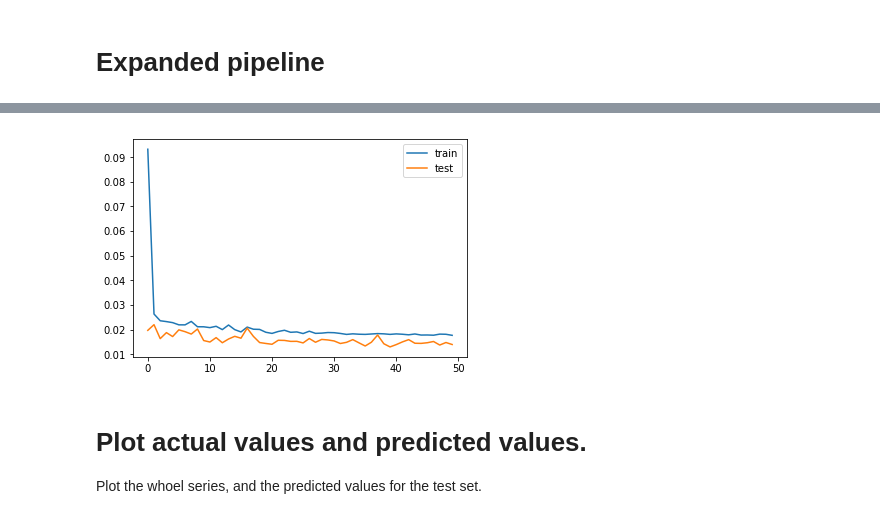
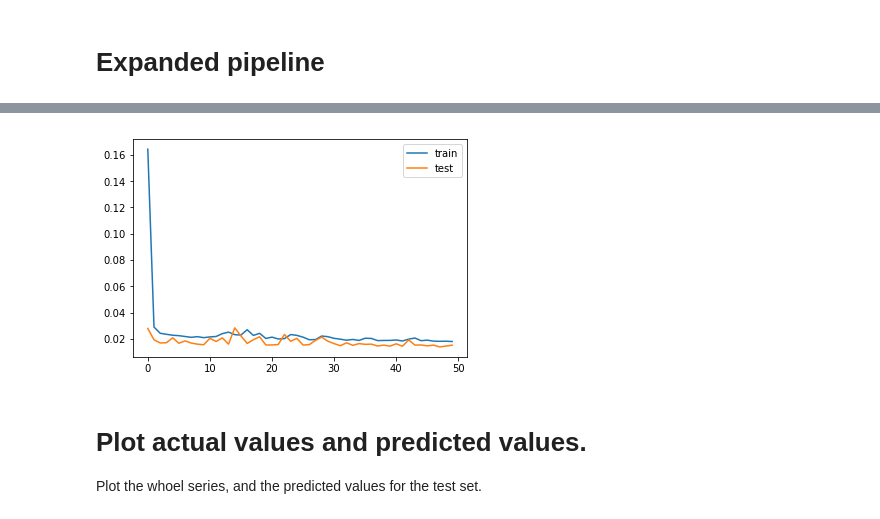
Before and after one commit to renero/sailboatsfactory, a Jupyter notebook: notebooks/experimental/lstm ibex params.ipynb, the cells around one changed output, grey strips where cells are left out. Drawn from its saved outputs; the diff is of its cells as text; code cells hidden in the pictures.

```diff
--- a/notebooks/experimental/lstm ibex params.ipynb
+++ b/notebooks/experimental/lstm ibex params.ipynb
@@ -31,18 +29,16 @@ def set_parameters():
     params = dict()
     params['file_path'] = '~/Documents/SideProjects/sailboatsfactory/data/ibex_1.csv'
     params['scaler'] = MinMaxScaler(feature_range=(-1, 1))
-
     params['lstm_stateful'] = True
     params['lstm_shuffle'] = True
     params['lstm_loss'] = 'mae'
     params['lstm_optimizer'] = 'adam'
     params['lstm_num_epochs'] = 50
-    params['lstm_batch_size'] = 50
+    params['lstm_batch_size'] = 100
     params['look_back'] = 2
     params['look_forward'] = 1
-
-    params['test_numbatches'] = 2
-    params['keras_verbose_level'] = 2
+    params['test_numbatches'] = 1
+    params['keras_verbose_level'] = 0
     params['delimiter'] = ';'
     params['columNames'] = ['price','var-1','var-2','var-3','var-4','var-5','var-6','var-7',
                           'var-8','var-9','var-10','var-11','var-12','var-13','var-14','var-15']
@@ -261,6 +256,7 @@ def run_pipeline(params):
 params = set_parameters()
 raw_dataset = read_dataset(params)
 adjust_parameters(params)
+
 prepared_dataset = scale_reframe_drop(raw_dataset, params)
 # split dataset intraining and test
 train_X, train_y, test_X, test_y = split_train_test(prepared_dataset, params)
@@ -268,7 +264,8 @@ train_X, train_y, test_X, test_y = split_train_test(prepared_dataset, params)
 model, history = train_model(train_X, train_y, test_X, test_y, params)
 plot_model_training(history)
 # Make a prediction with the model and invert the actual test Y set.
-inv_yhat = predict(model, test_X, params, invert=True)
+yhat = predict(model, test_X, params, invert=False)
+inv_yhat = invert_Y(test_X, yhat, params)
 inv_y = invert_Y(test_X, test_y, params)
 # Compute the errors
 rmse, trend_error = compute_error(inv_y, inv_yhat)
@@ -293,4 +290,4 @@ Epoch 50/50
-[figure, old version]
+[figure, new version]
 # %% [markdown]
 # Plot actual values and predicted values.
 
```
Also changed, not shown: parts of 6 cells of this notebook.
